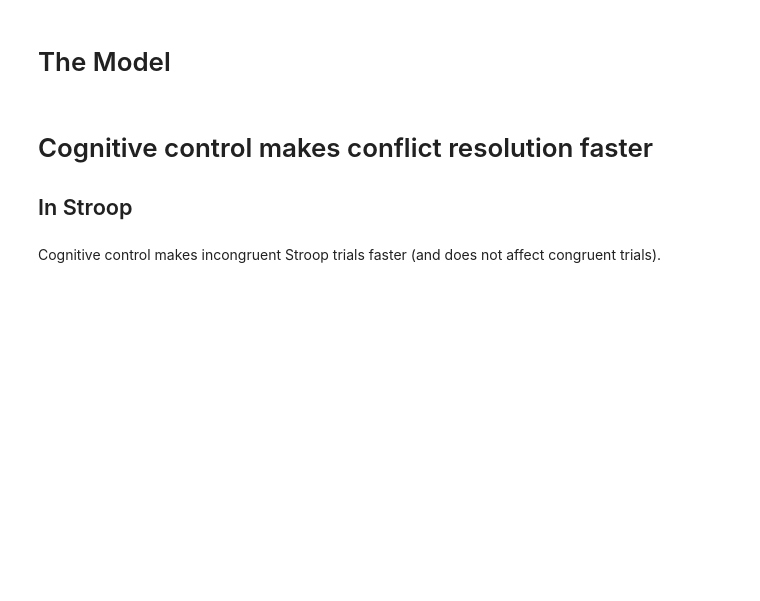
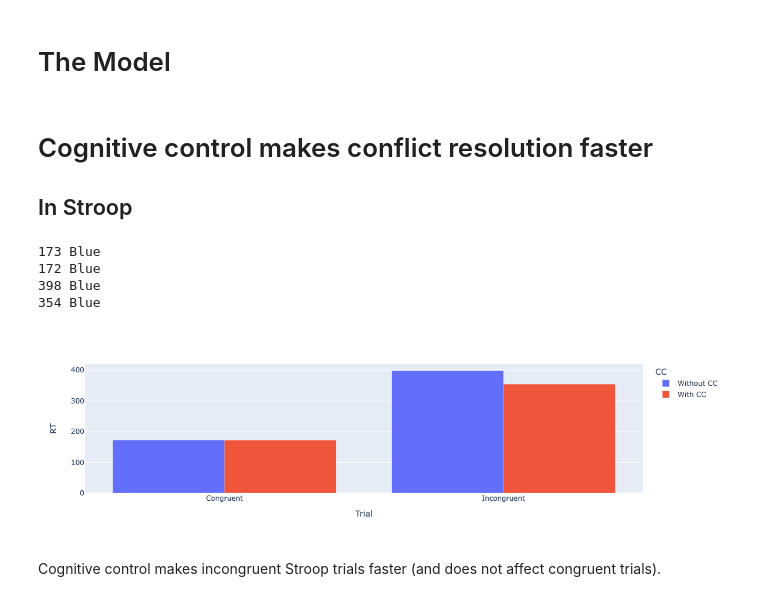
Before and after one commit to NessTal/CognitiveControlModel, a Jupyter notebook: CognitiveControlModel.ipynb, the cells around one changed output. Saved outputs shown, nothing was run; the diff lists cells and outputs as text; code cells hidden in the pictures; blank space fills up the shorter version.

Commit message:
completed model and first figure

```diff
--- a/CognitiveControlModel.ipynb
+++ b/CognitiveControlModel.ipynb
@@ -200,14 +222,42 @@ def RunTrialSequence(Trials:"list of tuples"):
 ## In Stroop
 # %%
 # Congruent Stroop trial with BiasingMult = 0
+BiasingMult = 0
+i, Winner, CogCtrl, LingKnow, Stroop = RunTrial((0,0,0,60))
+RT_CongStroop_NoCC = i
+print(i, Winner)
 
-# Congruent Stroop trial with BiasingMult = 0.2
+# Congruent Stroop trial with BiasingMult = 1
+BiasingMult = 1
+i, Winner, CogCtrl, LingKnow, Stroop = RunTrial((0,0,0,60))
+RT_CongStroop_WithCC = i
+print(i, Winner)
 
 # Inongruent Stroop trial with BiasingMult = 0
+BiasingMult = 0
+i, Winner, CogCtrl, LingKnow, Stroop = RunTrial((0,0,20,30))
+RT_IncongStroop_NoCC = i
+print(i, Winner)
 
-# Incongruent Stroop trial with BiasingMult = 0.2
+# Incongruent Stroop trial with BiasingMult = 1
+BiasingMult = 1
+i, Winner, CogCtrl, LingKnow, Stroop = RunTrial((0,0,20,30))
+RT_IncongStroop_WithCC = i
+print(i, Winner)
+
+df = pd.DataFrame({'CC':['Without CC','With CC','Without CC','With CC'],
+                   'Trial':['Congruent','Congruent','Incongruent','Incongruent'],
+                   'RT':[RT_CongStroop_NoCC,RT_CongStroop_WithCC,RT_IncongStroop_NoCC,RT_IncongStroop_WithCC]})
 
 # Figure
+fig = px.bar(df,x='Trial',y='RT',color='CC',barmode="group")
+fig.show()
+# %% [output]
+173 Blue
+172 Blue
+398 Blue
+354 Blue
+[figure, added]
 # %% [markdown]
 Cognitive control makes incongruent Stroop trials faster (and does not affect congruent trials).
 # %% [markdown]
```
Also changed, not shown: parts of 2 cells of this notebook.
